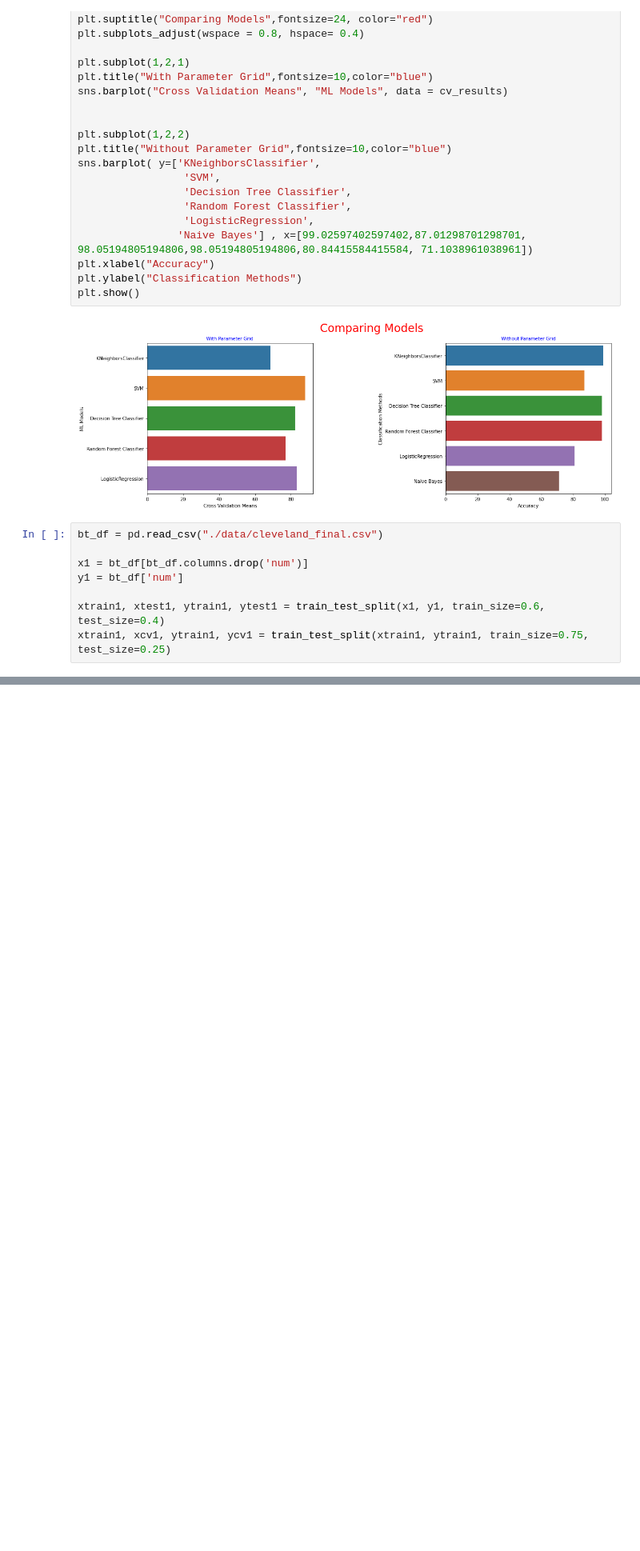
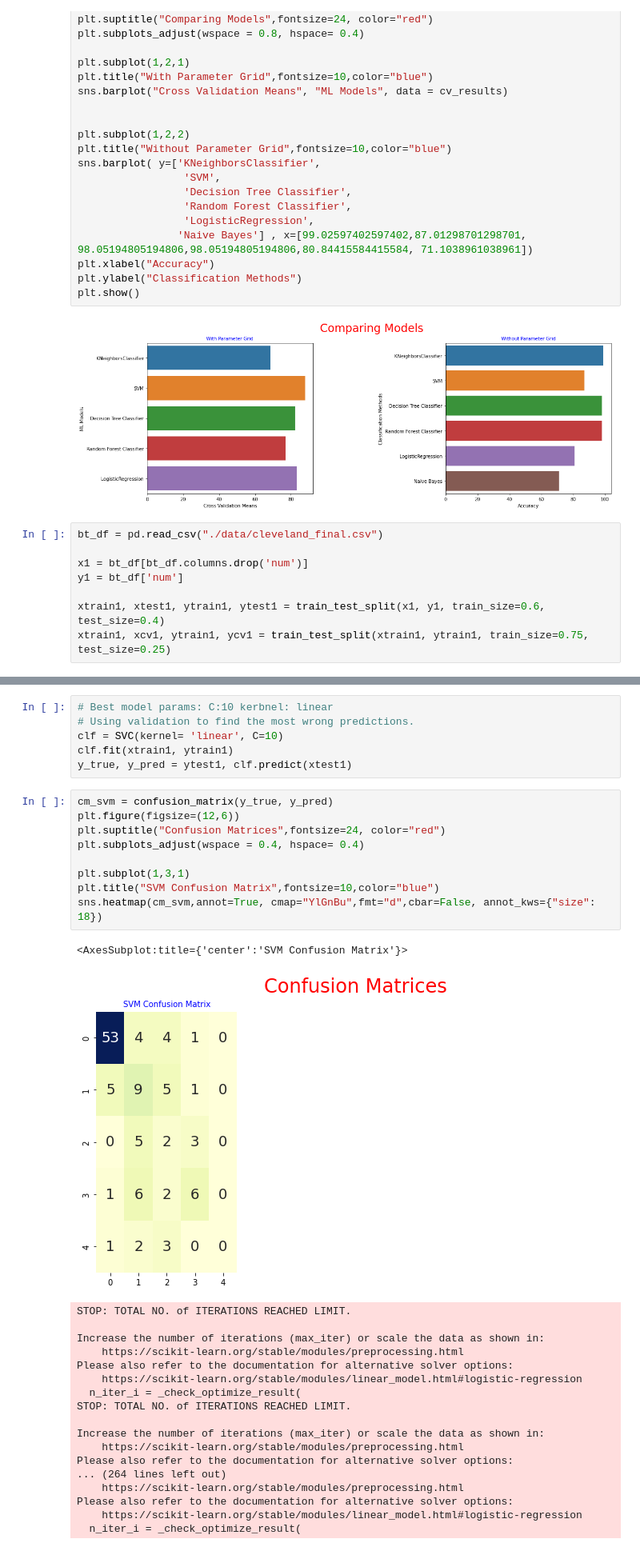
Before and after one commit to Meivenkatkumar/ensembledetection, a Jupyter notebook: largeData.ipynb, the cells around one changed output, grey strips where cells are left out. Shown: that part at 80% size. Saved outputs shown, nothing was run; the diff lists cells and outputs as text; blank space fills up the shorter version.

```diff
--- a/largeData.ipynb
+++ b/largeData.ipynb
@@ -485,0 +484,35 @@ weighted avg       0.60      0.58      0.58       113
+# %%
+# Best model params: C:10 kerbnel: linear
+# Using validation to find the most wrong predictions.
+clf = SVC(kernel= 'linear', C=10)
+clf.fit(xtrain1, ytrain1)
+y_true, y_pred = ytest1, clf.predict(xtest1)
+# %%
+cm_svm = confusion_matrix(y_true, y_pred)
+plt.figure(figsize=(12,6))
+plt.suptitle("Confusion Matrices",fontsize=24, color="red")
+plt.subplots_adjust(wspace = 0.4, hspace= 0.4)
+
+plt.subplot(1,3,1)
+plt.title("SVM Confusion Matrix",fontsize=10,color="blue")
+sns.heatmap(cm_svm,annot=True, cmap="YlGnBu",fmt="d",cbar=False, annot_kws={"size": 18})
+# %% [output]
+<AxesSubplot:title={'center':'SVM Confusion Matrix'}>
+[figure, added]
+STOP: TOTAL NO. of ITERATIONS REACHED LIMIT.
+
+Increase the number of iterations (max_iter) or scale the data as shown in:
+    https://scikit-learn.org/stable/modules/preprocessing.html
+Please also refer to the documentation for alternative solver options:
+    https://scikit-learn.org/stable/modules/linear_model.html#logistic-regression
+  n_iter_i = _check_optimize_result(
+STOP: TOTAL NO. of ITERATIONS REACHED LIMIT.
+
+Increase the number of iterations (max_iter) or scale the data as shown in:
+    https://scikit-learn.org/stable/modules/preprocessing.html
+Please also refer to the documentation for alternative solver options:
+... (264 lines left out)
+    https://scikit-learn.org/stable/modules/preprocessing.html
+Please also refer to the documentation for alternative solver options:
+    https://scikit-learn.org/stable/modules/linear_model.html#logistic-regression
+  n_iter_i = _check_optimize_result(
```
Also changed, not shown: parts of 8 cells of this notebook, 2 other files.
